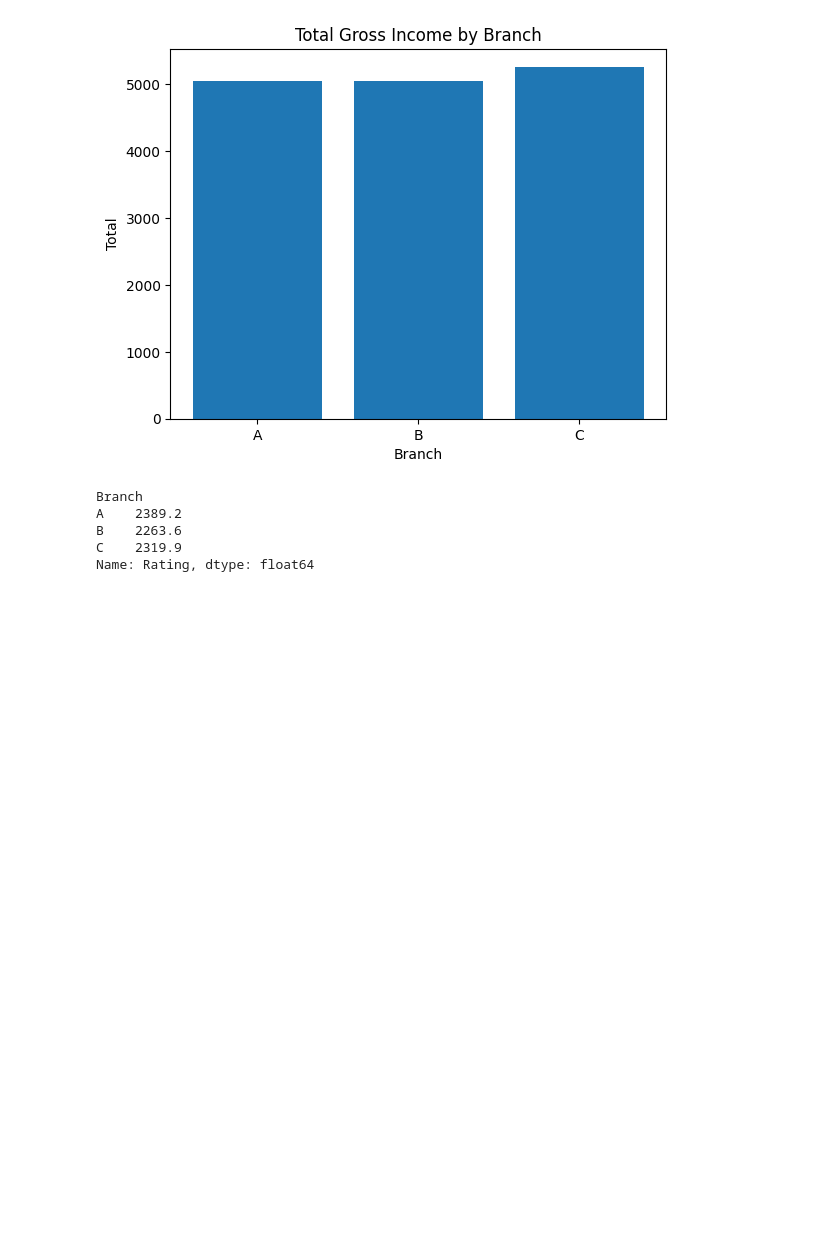
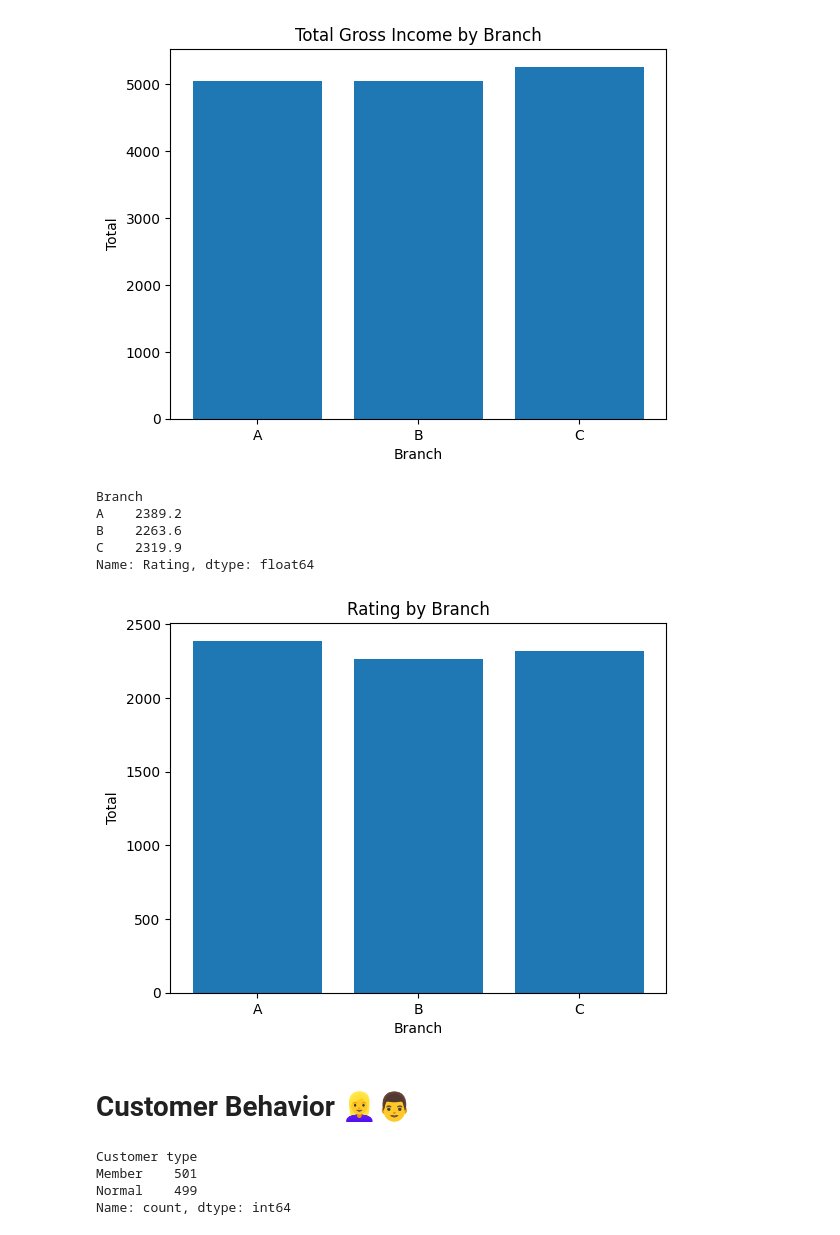
Before and after one commit to irisdev06/Super-Market-Data-Analysis, a Jupyter notebook: SuperNovaMartSalesAnalysis .ipynb, the cells around one changed output. Cells and saved outputs as stored; diff of their text form; code cells hidden in the pictures; blank space fills up the shorter version.

Commit message:
Customer Behavior: Customer Types

```diff
--- a/SuperNovaMartSalesAnalysis .ipynb
+++ b/SuperNovaMartSalesAnalysis .ipynb
@@ -237,3 +224,20 @@ A    2389.2
 B    2263.6
 C    2319.9
 Name: Rating, dtype: float64
+# %%
+plt.bar(RatingbyBranch.index, RatingbyBranch.values)
+plt.xlabel('Branch')
+plt.ylabel('Total')
+plt.title('Rating by Branch')
+plt.show()
+# %% [output]
+[figure, added]
+# %% [markdown]
+# Customer Behavior 👱‍♀️👨
+# %%
+data['Customer type'].value_counts()
+# %% [output]
+Customer type
+Member    501
+Normal    499
+Name: count, dtype: int64
```
Also changed, not shown: parts of 3 cells of this notebook.
